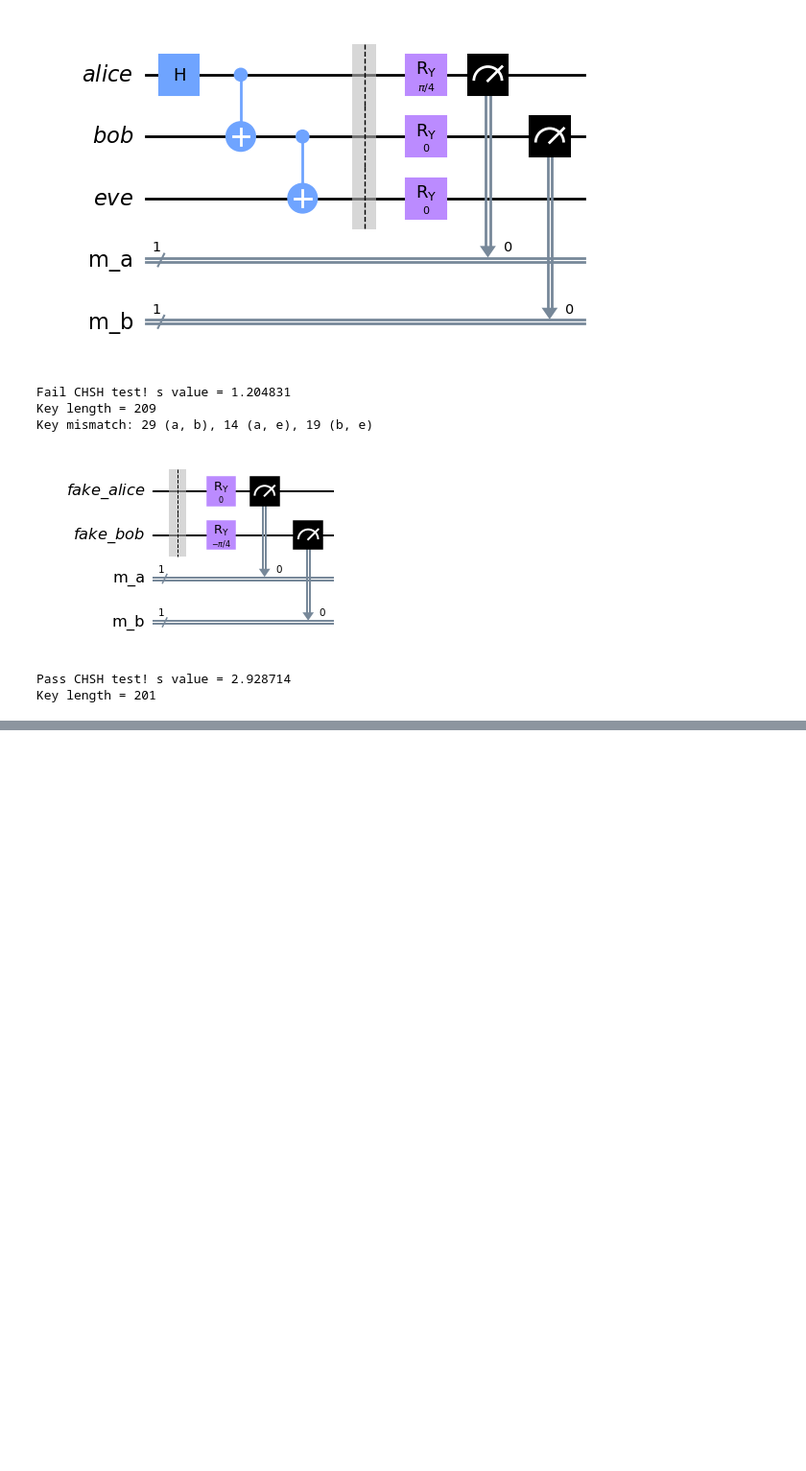
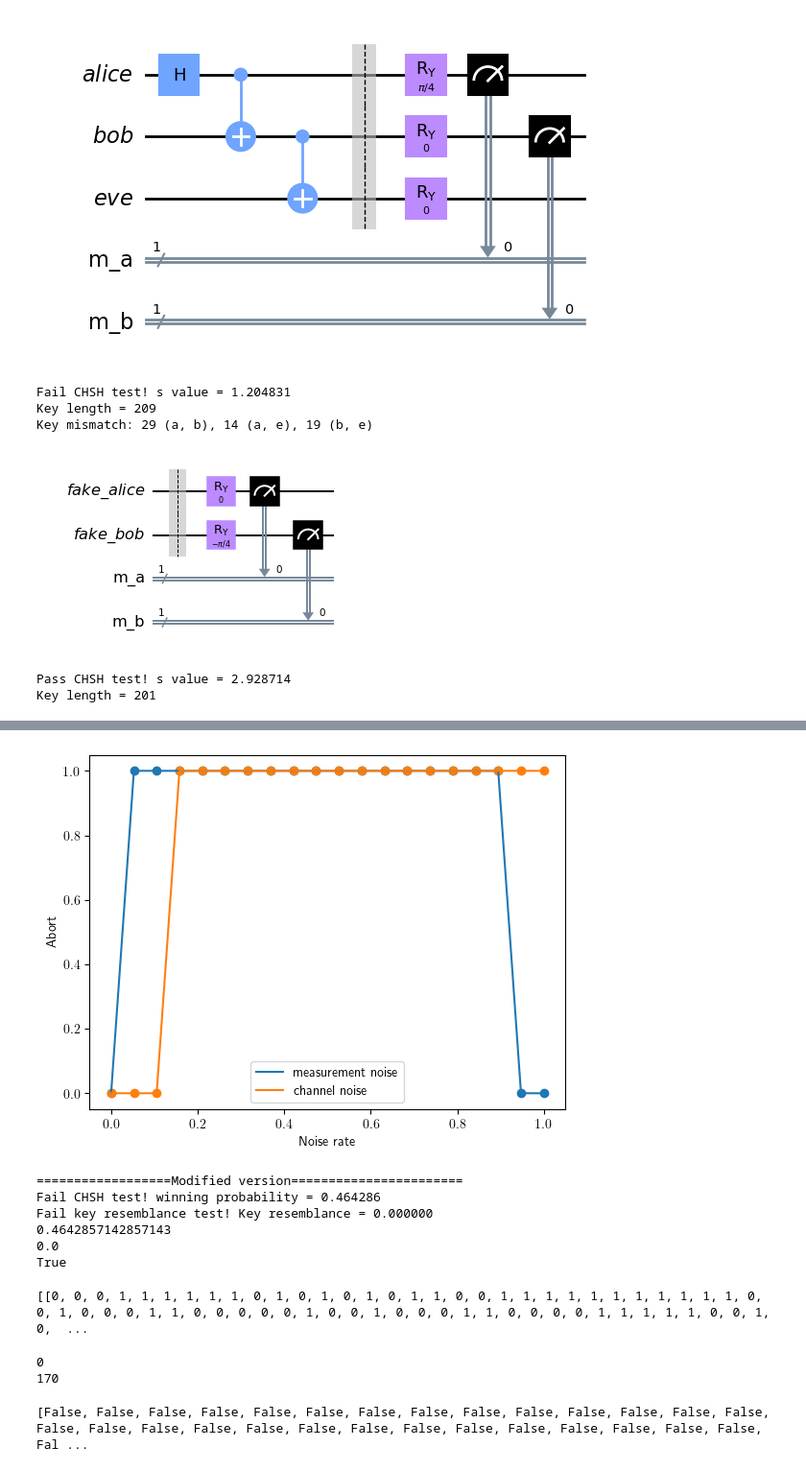
Before and after one commit to yuarmy0921/comm_final, a Jupyter notebook: Ekert_3noise.ipynb, the cells around one changed output, grey strips where cells are left out. Shown: that part at 96% size. Drawn from its saved outputs; the diff is of its cells as text; code cells hidden in the pictures; blank space fills up the shorter version.

```diff
--- a/Ekert_3noise.ipynb
+++ b/Ekert_3noise.ipynb
@@ -428,0 +382,4 @@ plt.show()
+# %%
+rounds = 1000
+gamma = 0.05
+eta = 0.05
@@ -428,0 +503,39 @@ plt.show()
+# %%
+plt.plot(x_axis, measure_noise_abort, label='measurement noise', color='tab:blue')
+plt.scatter(x_axis, measure_noise_abort, color='tab:blue')
+plt.plot(x_axis, channel_noise_abort, label='channel noise', color='tab:orange')
+plt.scatter(x_axis, channel_noise_abort, color='tab:orange')
+plt.xlabel('Noise rate')
+plt.ylabel('Abort')
+plt.legend()
+plt.show()
+# %% [output]
+[figure, added]
+# %%
+game = CHSH_game(rounds, ch_noise=noise, modified=True, gamma=gamma, eta=eta)
+game.start()
+print(game.chsh_prob)
+print(game.cal_similarity())
+print(game.abort)
+# %% [output]
+==================Modified version=======================
+Fail CHSH test! winning probability = 0.464286
+Fail key resemblance test! Key resemblance = 0.000000
+0.4642857142857143
+0.0
+True
+# %%
+print(game.key)
+# %% [output]
+[[0, 0, 0, 1, 1, 1, 1, 1, 1, 0, 1, 0, 1, 0, 1, 0, 1, 1, 0, 0, 1, 1, 1, 1, 1, 1, 1, 1, 1, 1, 1, 0, 0, 1, 0, 0, 0, 1, 1, 0, 0, 0, 0, 0, 1, 0, 0, 1, 0, 0, 0, 1, 1, 0, 0, 0, 0, 1, 1, 1, 1, 1, 0, 0, 1, 0,  ...
+# %%
+test = [game.key[0][i] == game.key[1][i] for i in range(len(game.key[0]))]
+print(sum(test))
+print(len(game.key[0]))
+# %% [output]
+0
+170
+# %%
+print(test)
+# %% [output]
+[False, False, False, False, False, False, False, False, False, False, False, False, False, False, False, False, False, False, False, False, False, False, False, False, False, False, False, False, Fal ...
```
Also changed, not shown: parts of 18 cells of this notebook.
